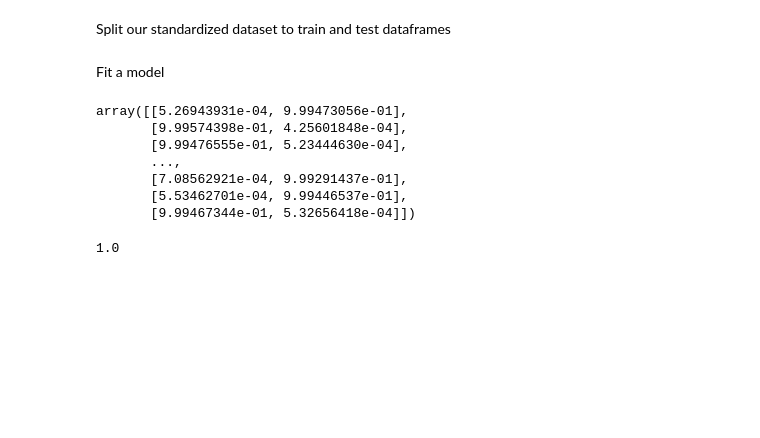
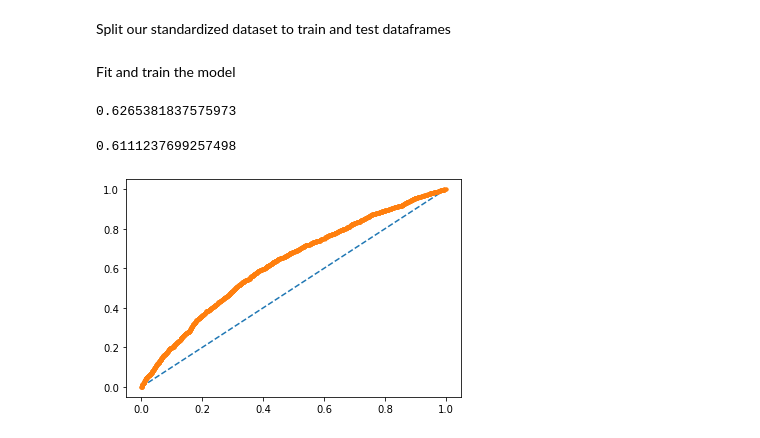
Before and after one commit to egorserdyuk/ASU-Datascience, a Jupyter notebook: Cars Care Insurance/ml_homework.ipynb, the cells around one changed output. Drawn from its saved outputs; the diff is of its cells as text; code cells hidden in the pictures; blank space fills up the shorter version.

```diff
--- a/Cars Care Insurance/ml_homework.ipynb
+++ b/Cars Care Insurance/ml_homework.ipynb
@@ -53,3 +32,10 @@ array([[ 1.        , -0.00587637, -0.54935044, ..., -0.62740028,
+# %%
+scaler = StandardScaler()
+
+scaler.fit(df.values)
+
+df_standardized = pd.DataFrame(scaler.fit_transform(df.drop(['target'], axis=1)))
+y = df['target']
 # %% [markdown]
 Split our standardized dataset to train and test dataframes
 # %%
@@ -57,21 +43,26 @@ x_train, x_test, y_train, y_test = tts(df_standardized, y, test_size=0.3)
 # %% [markdown]
-Fit a model
+Fit and train the model
 # %%
 clf = LogisticRegression()
 
 model = clf.fit(x_train, y_train)
 predictions = clf.predict(x_test)
 
-clf.predict_proba(x_test)
+pred_test_clf = clf.predict_proba(x_test)[:,1]
+score1 = roc_auc_score(y_test, pred_test_clf)
+score1
 # %% [output]
-array([[5.26943931e-04, 9.99473056e-01],
-       [9.99574398e-01, 4.25601848e-04],
-       [9.99476555e-01, 5.23444630e-04],
-       ...,
-       [7.08562921e-04, 9.99291437e-01],
-       [5.53462701e-04, 9.99446537e-01],
-       [9.99467344e-01, 5.32656418e-04]])
+0.6265381837575973
-# %%
-clf.score(x_test, y_test)
-# %% [output]
-1.0
+# %%
+score2 = average_precision_score(y_test, pred_test_clf)
+score2
+# %% [output]
+0.6111237699257498
+# %%
+fpr, tpr, thresholds = roc_curve(y_test, pred_test_clf)
+
+pyplot.plot([0, 1], [0, 1], linestyle='--')
+pyplot.plot(fpr, tpr, marker='.')
+pyplot.show()
+# %% [output]
+[figure, added]
```
Also changed, not shown: parts of 4 cells of this notebook.
